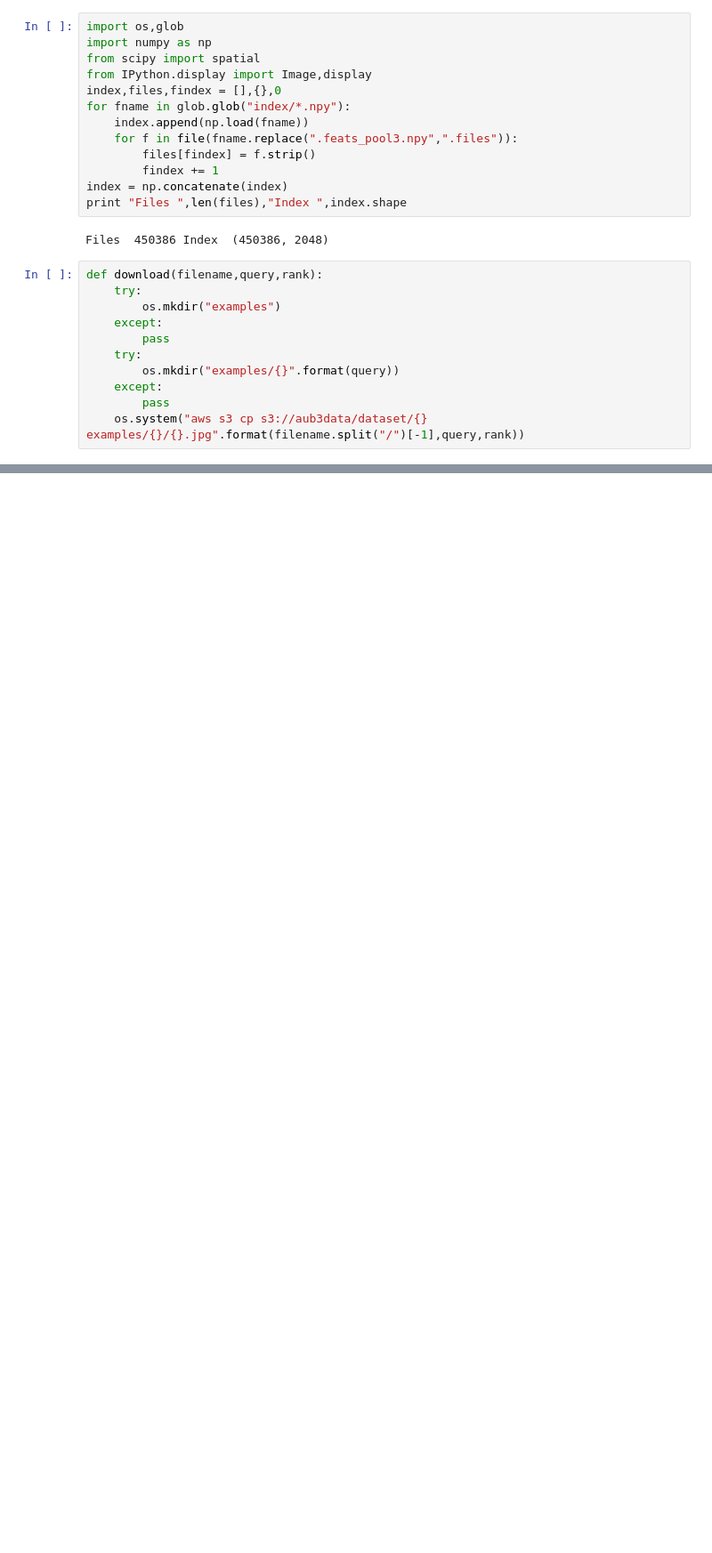
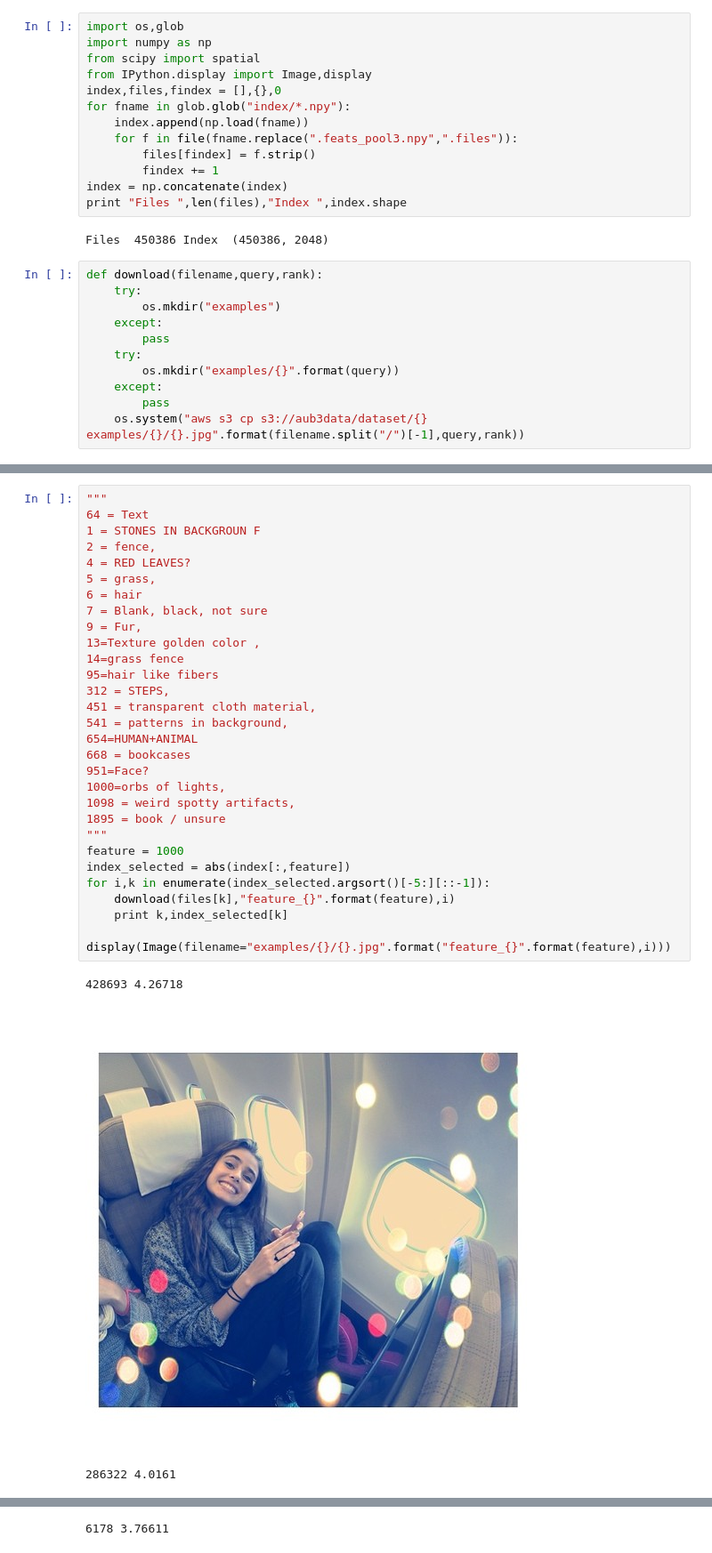
Before and after one commit to ml-lab/VisualSearchServer, a Jupyter notebook: notebook_index.ipynb, the cells around one changed output, grey strips where cells are left out. Shown at 89% size. Saved outputs shown, nothing was run; the diff lists cells and outputs as text; blank space fills up the shorter version.

```diff
--- a/notebook_index.ipynb
+++ b/notebook_index.ipynb
@@ -75,0 +78,33 @@ Query   Distance        0.0     Filename:       /mnt/dataset/samantha_gradoville
+# %%
+"""
+64 = Text
+1 = STONES IN BACKGROUN F
+2 = fence,
+4 = RED LEAVES?
+5 = grass,
+6 = hair
+7 = Blank, black, not sure
+9 = Fur,
+13=Texture golden color ,
+14=grass fence
+95=hair like fibers
+312 = STEPS,
+451 = transparent cloth material,
+541 = patterns in background,
+654=HUMAN+ANIMAL
+668 = bookcases
+951=Face?
+1000=orbs of lights,
+1098 = weird spotty artifacts,
+1895 = book / unsure
+"""
+feature = 1000
+index_selected = abs(index[:,feature])
+for i,k in enumerate(index_selected.argsort()[-5:][::-1]):
+    download(files[k],"feature_{}".format(feature),i)
+    print k,index_selected[k]
+    display(Image(filename="examples/{}/{}.jpg".format("feature_{}".format(feature),i)))
+# %% [output]
+428693 4.26718
+[figure, added]
+286322 4.0161
@@ -75,0 +112 @@ Query   Distance        0.0     Filename:       /mnt/dataset/samantha_gradoville
+6178 3.76611
```
Also changed, not shown: parts of 2 cells of this notebook.
